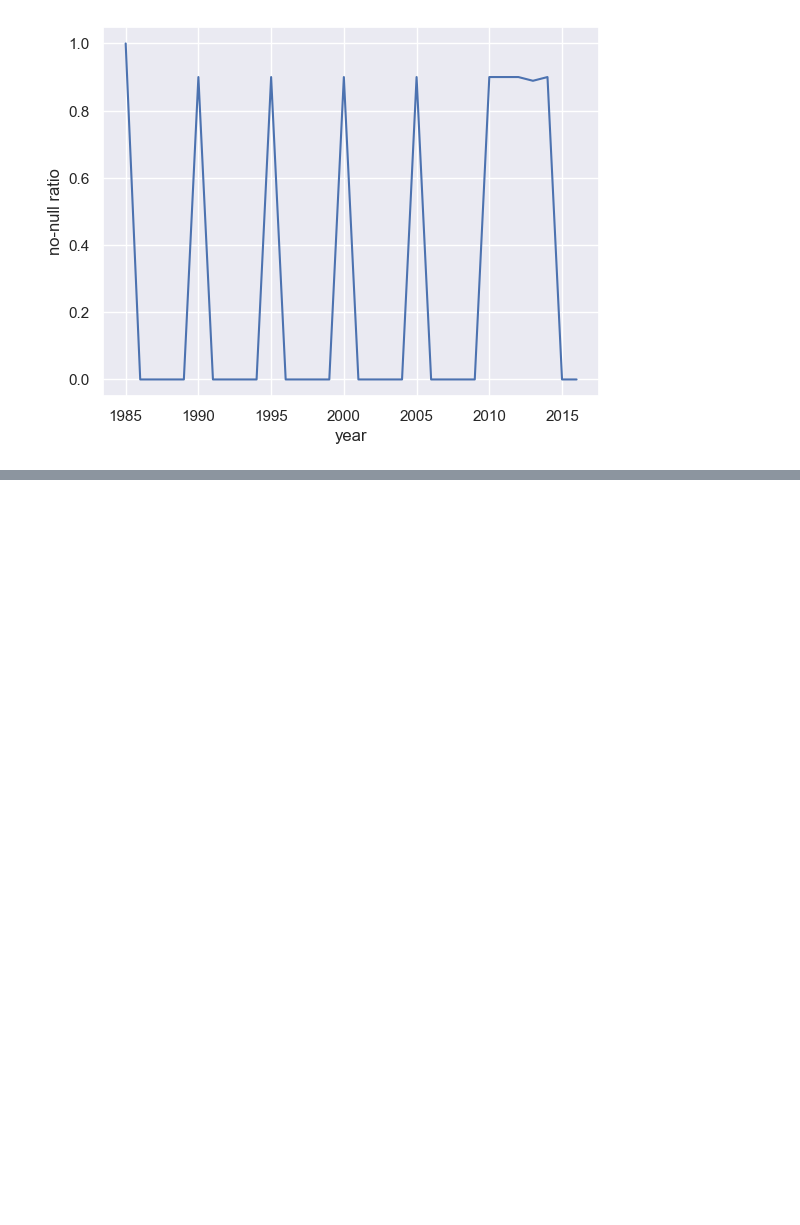
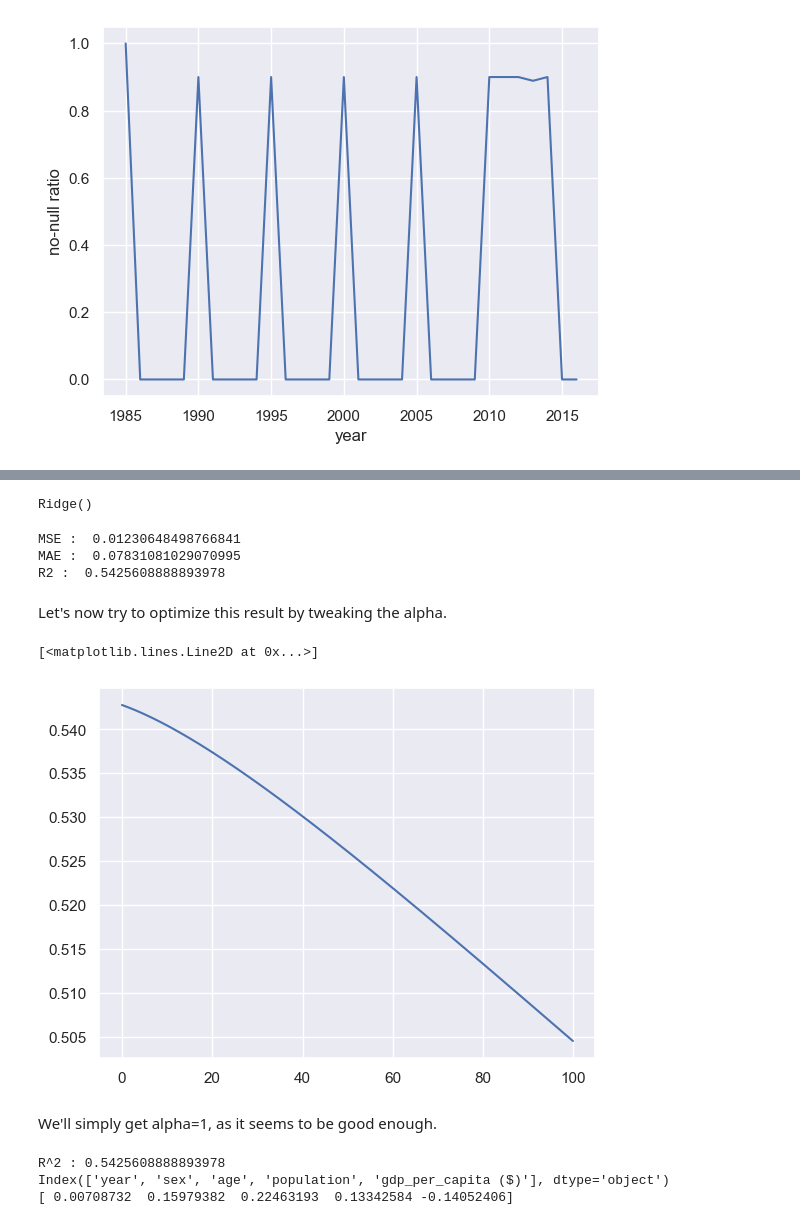
Before and after one commit to Nerocraft4/kaggle-suicide-rate-study, a Jupyter notebook: code/Main.ipynb, the cells around one changed output, grey strips where cells are left out. Drawn from its saved outputs; the diff is of its cells as text; code cells hidden in the pictures; blank space fills up the shorter version.

Commit message:
Add model learning and some conclusions

```diff
--- a/code/Main.ipynb
+++ b/code/Main.ipynb
@@ -292,0 +309,4 @@ sns.lineplot(data=tdf,x='year',y='no-null ratio')
+# %%
+wdf = wdf.drop(columns=['suicides_no','HDI for year',' gdp_for_year ($) '])
+X = wdf.drop(columns = ['suicides/100k pop','country'])
+Y = wdf['suicides/100k pop']
@@ -292,0 +344,43 @@ sns.lineplot(data=tdf,x='year',y='no-null ratio')
+# %%
+from sklearn.linear_model import Ridge
+X_train, X_test, y_train, y_test = train_test_split(X, y, test_size=0.25, random_state=12)
+model = Ridge(alpha=1.0)
+model.fit(X_train, y_train)
+# %% [output]
+Ridge()
+# %%
+predictions = model.predict(X_test)
+print("MSE : ", mean_squared_error(y_test, predictions))
+print("MAE : ", mean_absolute_error(y_test, predictions))
+r_squared = model.score(X_test, y_test)
+print("R2 : ", r_squared)
+# %% [output]
+MSE :  0.01230648498766841
+MAE :  0.07831081029070995
+R2 :  0.5425608888893978
+# %% [markdown]
+Let's now try to optimize this result by tweaking the alpha.
+# %%
+alphas = np.arange(0.001,100,0.1)
+rs = []
+for alpha in alphas:
+    model = Ridge(alpha=alpha)
+    model.fit(X_train, y_train)
+    r_squared = model.score(X_test, y_test)
+    rs.append(r_squared)
+plt.plot(alphas,rs)
+# %% [output]
+[<matplotlib.lines.Line2D at 0x...>]
+[figure, added]
+# %% [markdown]
+We'll simply get alpha=1, as it seems to be good enough.
+# %%
+model = Ridge(alpha=1)
+model.fit(X_train, y_train)
+print("R^2 :", model.score(X_test, y_test))
+print(X_train.columns)
+print(model.coef_)
+# %% [output]
+R^2 : 0.5425608888893978
+Index(['year', 'sex', 'age', 'population', 'gdp_per_capita ($)'], dtype='object')
+[ 0.00708732  0.15979382  0.22463193  0.13342584 -0.14052406]
```
Also changed, not shown: parts of 27 cells of this notebook, 2 other files.
